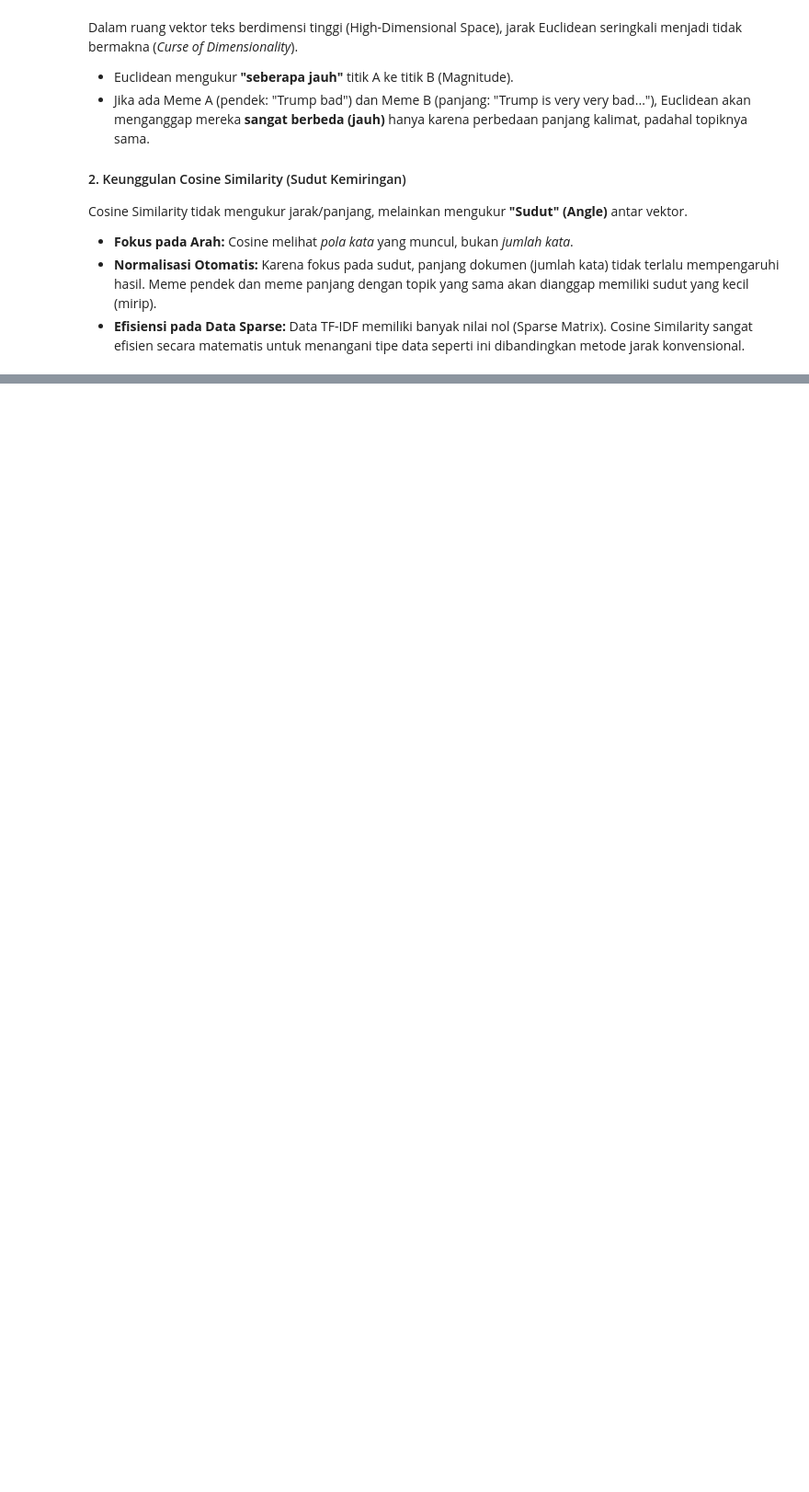
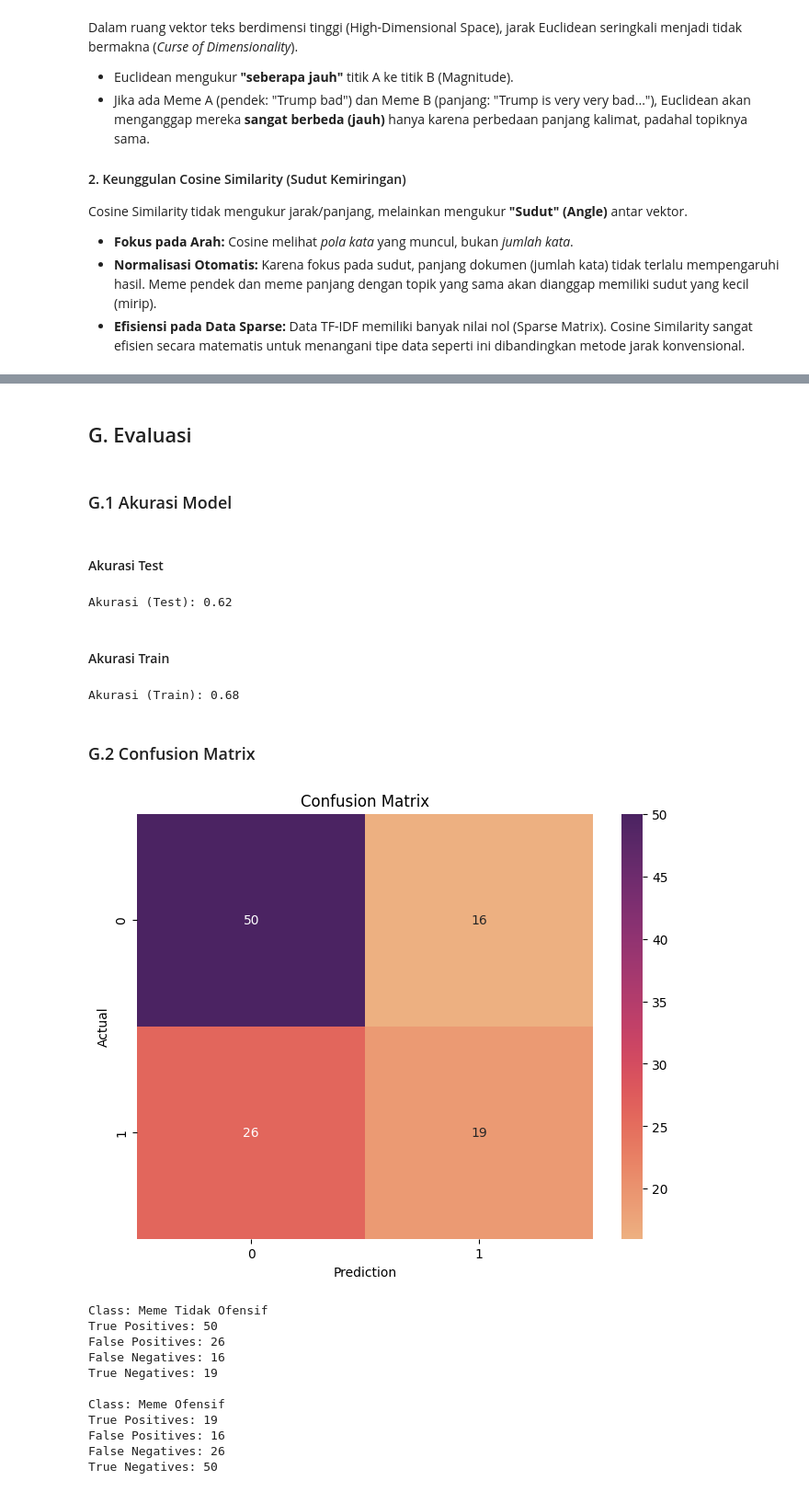
Before and after one commit to HablSank/1Day-1Dataset_MachineLearningProject, a Jupyter notebook: Day-23/K-Nearest Neighbors (Offensive Meme Prediction)/meme_offense.ipynb, the cells around one changed output, grey strips where cells are left out. Shown at 92% size. Saved outputs shown, nothing was run; the diff lists cells and outputs as text; code cells hidden in the pictures; blank space fills up the shorter version.

```diff
--- a/Day-23/K-Nearest Neighbors (Offensive Meme Prediction)/meme_offense.ipynb
+++ b/Day-23/K-Nearest Neighbors (Offensive Meme Prediction)/meme_offense.ipynb
@@ -720,0 +856,64 @@ Cosine Similarity tidak mengukur jarak/panjang, melainkan mengukur **"Sudut" (An
+# %%
+model = KNN(k=15, weights='uniform')
+model.fit(X_train.values, y_train.values)
+
+test_predictions = model.predict(X_test.values)
+train_predictions = model.predict(X_train.values)
+# %% [markdown]
+## G. Evaluasi
+# %% [markdown]
+### G.1 Akurasi Model
+# %% [markdown]
+#### Akurasi Test
+# %%
+test_accuracy = np.mean(test_predictions == y_test)
+print(f"Akurasi (Test): {test_accuracy:.2f}")
+# %% [output]
+Akurasi (Test): 0.62
+# %% [markdown]
+#### Akurasi Train
+# %%
+train_accuracy = np.mean(train_predictions == y_train)
+print(f"Akurasi (Train): {train_accuracy:.2f}")
+# %% [output]
+Akurasi (Train): 0.68
+# %% [markdown]
+### G.2 Confusion Matrix
+# %%
+confusion_matrix = pd.crosstab(y_test, test_predictions, rownames=['Actual'], colnames=['Prediction'])
+plt.figure(figsize=(8,6))
+sns.heatmap(confusion_matrix, annot=True, cmap='flare', fmt='d')
+plt.title("Confusion Matrix")
+plt.show()
+
+cm_array = confusion_matrix.values
+TP = np.diag(cm_array)
+FP = np.sum(cm_array, axis=0) - TP
+FN = np.sum(cm_array, axis=1) - TP
+TN = np.sum(cm_array) - (TP + FP + FN)
+
+class_names = confusion_matrix.columns
+for i, name in enumerate(class_names):
+    if name == 0:
+        classes = "Meme Tidak Ofensif"
+    else:
+        classes = "Meme Ofensif"
+
+    print(f"Class: {classes}")
+    print(f"True Positives: {TP[i]}")
+    print(f"False Positives: {FP[i]}")
+    print(f"False Negatives: {FN[i]}")
+    print(f"True Negatives: {TN[i]}\n")
+# %% [output]
+[figure, added]
+Class: Meme Tidak Ofensif
+True Positives: 50
+False Positives: 26
+False Negatives: 16
+True Negatives: 19
+
+Class: Meme Ofensif
+True Positives: 19
+False Positives: 16
+False Negatives: 26
+True Negatives: 50
```
Also changed, not shown: parts of 58 cells of this notebook.
